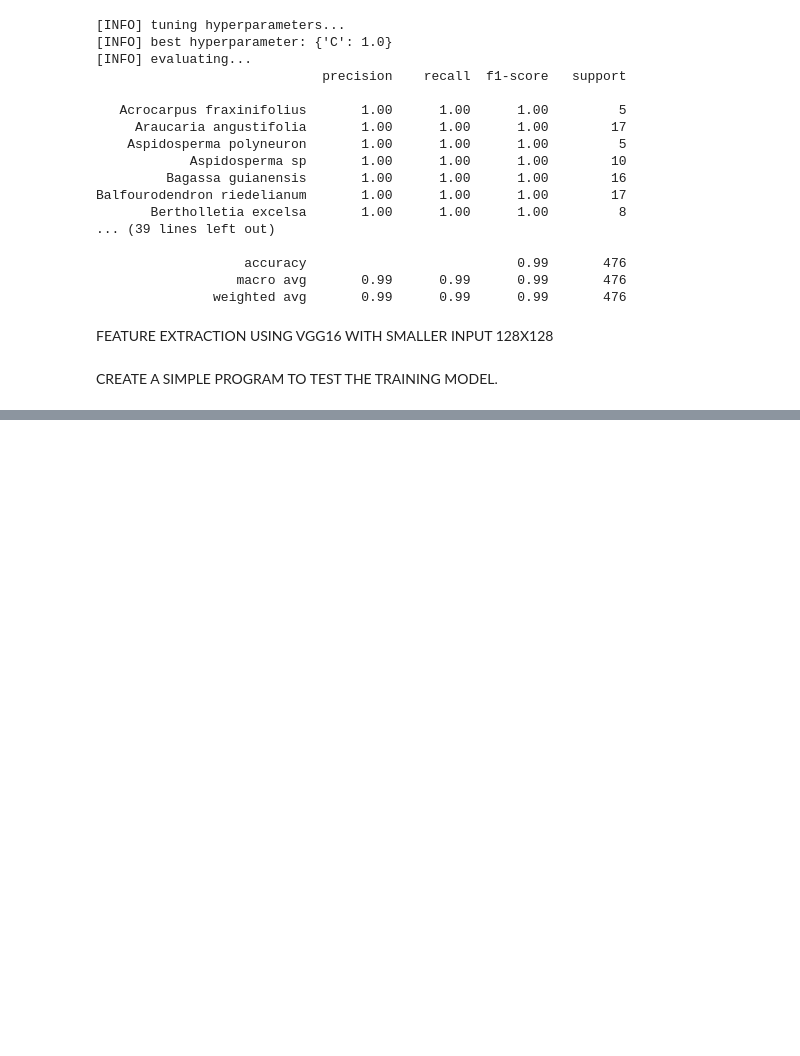
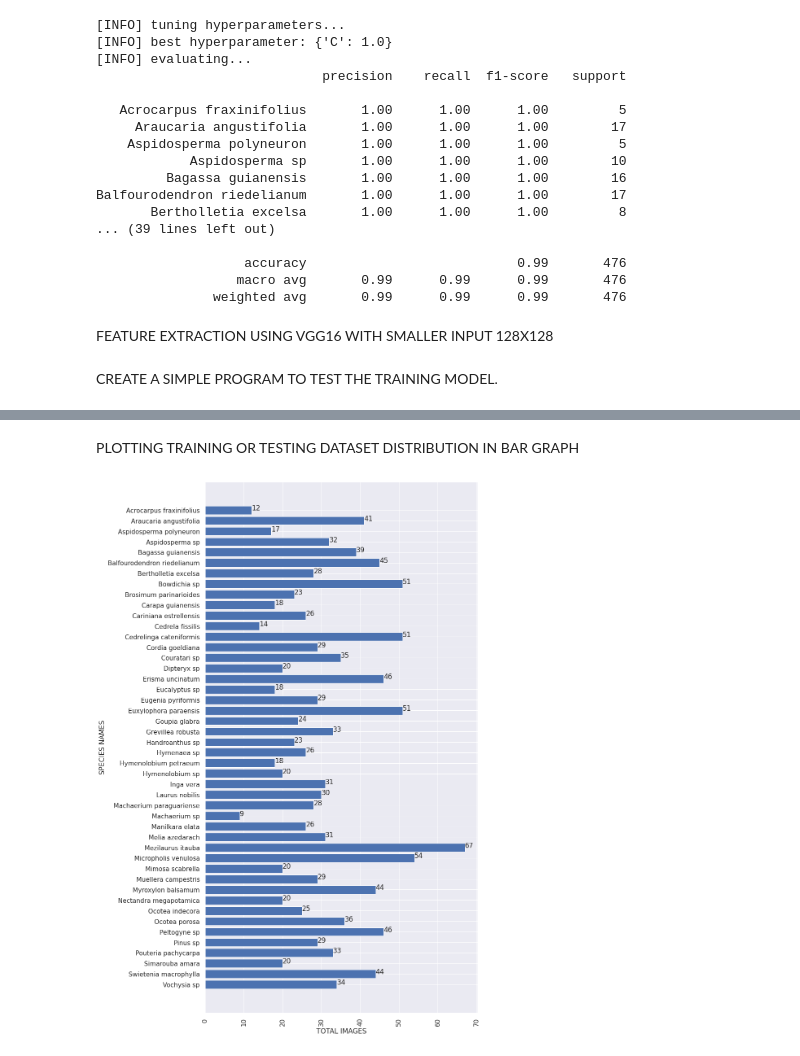
Before and after one commit to keithcallenberg/brazilianflora, a Jupyter notebook: feature_extraction.ipynb, the cells around one changed output, grey strips where cells are left out. Drawn from its saved outputs; the diff is of its cells as text; code cells hidden in the pictures; blank space fills up the shorter version.

```diff
--- a/feature_extraction.ipynb
+++ b/feature_extraction.ipynb
@@ -340,0 +363,33 @@ print(db["label_names"][preds])
+# %% [markdown]
+PLOTTING TRAINING OR TESTING DATASET DISTRIBUTION IN BAR GRAPH
+# %%
+import h5py
+import matplotlib.pyplot as plt
+
+fig, ax = plt.subplots(figsize=(12, 24))
+
+label = {}
+i = int(db["labels"].shape[0]*0.75)
+
+db = h5py.File("/content/drive/My Drive/Colab_Notebooks/python code/features_low_res.hdf5","r")
+#WARNING Either 1 for loop can be uncommented
+#UNCOMMENTING For loop below for plotting the training data distribution
+for j in range(i):
+#UNCOMMENTING For loop below for plotting the test data distribution
+#for j in range(i, db["labels"].shape[0]):
+  if (not (db["label_names"][db["labels"][j]] in label.keys())):
+    label[db["label_names"][db["labels"][j]]] = 1
+  else:
+    label[db["label_names"][db["labels"][j]]] += 1
+
+labels, values = zip(*sorted(label.items(), reverse=True))
+plt.barh(labels, values)
+#ax.bar(labels, values)
+plt.xticks(rotation=90)
+plt.xlabel("TOTAL IMAGES")
+plt.ylabel("SPECIES NAMES")
+for i in range(46):
+  plt.text(values[i],i,str(values[i]))
+plt.show()
+# %% [output]
+[figure, added]
```
Also changed, not shown: parts of 4 cells of this notebook.
